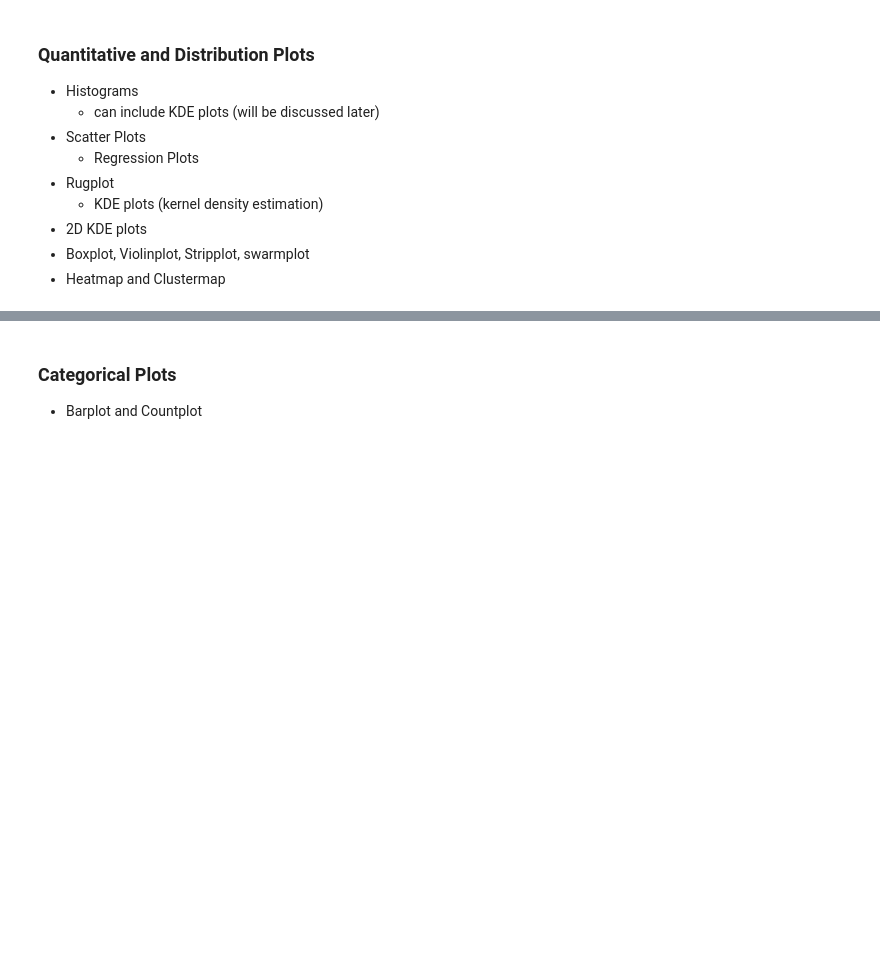
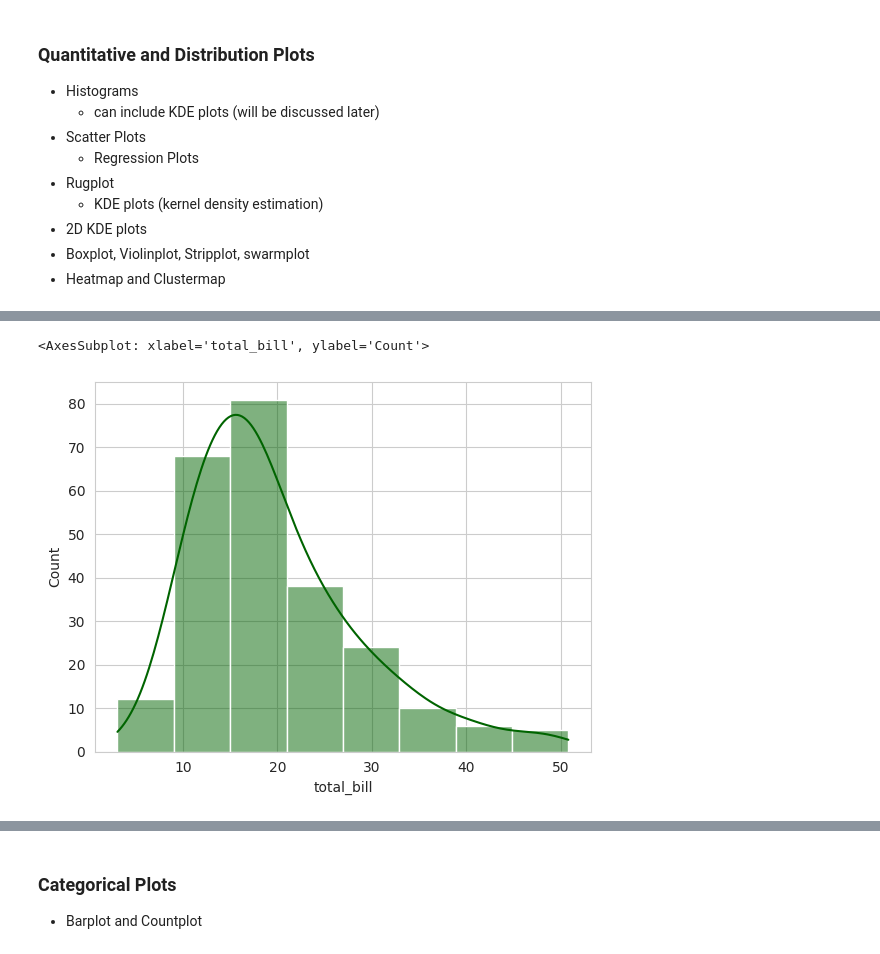
Before and after one commit to drolsonmi/math3080, a Jupyter notebook: Notes/08b Graphs_Seaborn.ipynb, the cells around one changed output, grey strips where cells are left out. Cells and saved outputs as stored; diff of their text form; code cells hidden in the pictures; blank space fills up the shorter version.

```diff
--- a/Notes/08b Graphs_Seaborn.ipynb
+++ b/Notes/08b Graphs_Seaborn.ipynb
@@ -70,0 +89,9 @@ A summary of good color choice practices can be found here:
+# %%
+sns.set_style("whitegrid")
+sns.histplot(data=tips, x='total_bill',
+             kde=True,
+             bins=8,
+             color='darkgreen')
+# %% [output]
+<AxesSubplot: xlabel='total_bill', ylabel='Count'>
+[figure, added]
```
Also changed, not shown: parts of 13 cells of this notebook.
